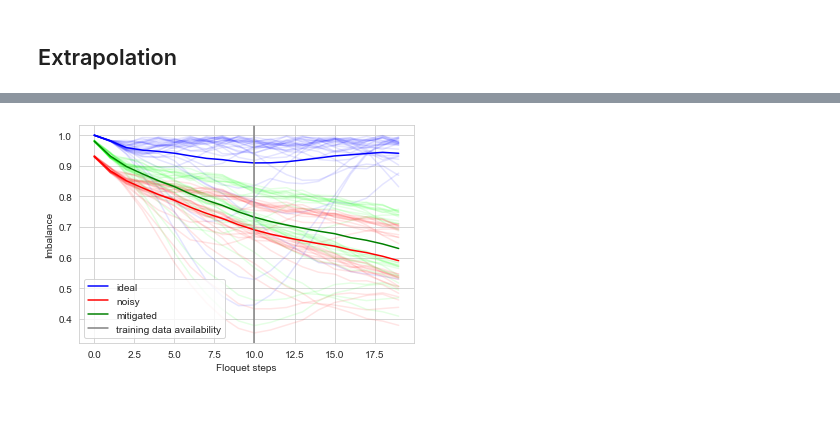
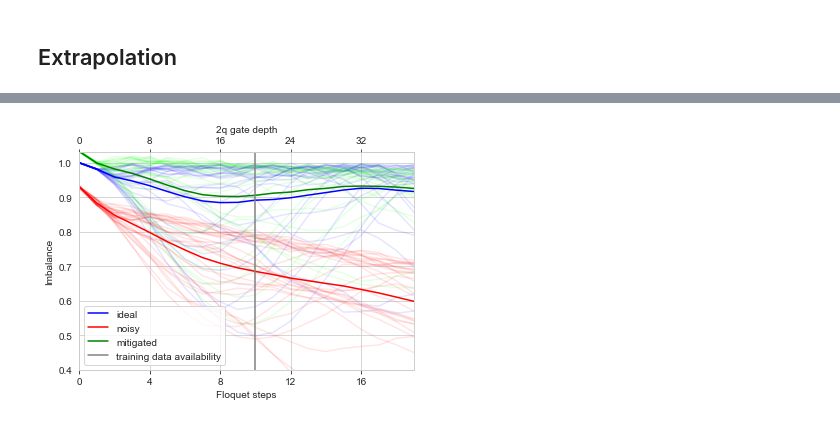
Before and after one commit to qiskit-community/ml-qem, a Jupyter notebook: docs/tutorials/h01_mbd.ipynb, the cells around one changed output, grey strips where cells are left out. Drawn from its saved outputs; the diff is of its cells as text; code cells hidden in the pictures.

```diff
--- a/docs/tutorials/h01_mbd.ipynb
+++ b/docs/tutorials/h01_mbd.ipynb
@@ -150,7 +150,8 @@ train_paths = [
     #  f'./data/haoran_mbl/rc_train/random_circuits_depth{i}.json' for i in range(0, 19, 2)
     # f'./data/haoran_mbl/rc_train/rc_total_depths/random_circuits_depth{i}.json' for i in range(1, 47, 5)
     # f'./data/mbd_datasets/train/step_{i}.json' for i in range(10)
-    f'./data/haoran_mbd/random_circuits/depth{i}.json' for i in range(0, 19, 2)
+    # f'./data/haoran_mbd/random_circuits/depth{i}.json' for i in range(0, 19, 2)
+    f'./data/haoran_mbd/random_cliffords/depth{i}.json' for i in range(0, 19, 2)
 ]
 
 val_paths = [
@@ -269,3 +265,3 @@ plt.show()
 # %%
-model_path = './model/haoran_mbd/random_circuits.pth'
+model_path = './model/haoran_mbd/random_cliffords.pth'
 # %%
@@ -514,20 +566,38 @@ imbalance_mitigated_average = np.mean(imbalance_all_mitigated, axis=0)
 # %%
 ## Plot
+fig = plt.figure()
+ax1 = fig.add_subplot(111)
+ax2 = ax1.twiny()
 
 for disorder_realization in range(num_disorders):
-    plt.plot(imbalance_all_ideal[disorder_realization], color=(0.0, 0.0, 1.0, 0.1))
-    plt.plot(imbalance_all_noisy[disorder_realization], color=(1.0, 0.0, 0.0, 0.1))
-    plt.plot(imbalance_all_mitigated[disorder_realization], color=(0.0, 1.0, 0.0, 0.1))
+    ax1.plot(imbalance_all_ideal[disorder_realization], color=(0.0, 0.0, 1.0, 0.1))
+    ax1.plot(imbalance_all_noisy[disorder_realization], color=(1.0, 0.0, 0.0, 0.1))
+    ax1.plot(imbalance_all_mitigated[disorder_realization], color=(0.0, 1.0, 0.0, 0.1))
 
-plt.plot(imbalance_ideal_average, color='blue', label="ideal")
-plt.plot(imbalance_noisy_average, color='red', label="noisy")
-plt.plot(imbalance_mitigated_average, color='green', label="mitigated")
+ax1.plot(imbalance_ideal_average, color='blue', label="ideal")
+ax1.plot(imbalance_noisy_average, color='red', label="noisy")
+ax1.plot(imbalance_mitigated_average, color='green', label="mitigated")
 
-plt.axvline(x = 10, color = 'gray', label = 'training data availability')
+ax1.axvline(x = 10, color = 'gray', label = 'training data availability')
 
-plt.xlabel('Floquet steps')
-plt.ylabel('Imbalance')
-plt.legend()
+ax1.set_xlabel('Floquet steps')
+ax1.set_ylabel('Imbalance')
+ax1.legend()
+
+xmin,xmax = ax1.get_xlim()
+max_x = max_steps + 10
+ax1.set_xlim([0, max_x-1])
+ax2.set_xlim([0, max_x-1])
+ax1.set_ylim([0.4, 1.03])
+ax1.set_xticks(np.arange(0, max_x, 4))
+x2 = np.linspace(xmin, xmax, 50)
+ax2.plot(x2, -np.ones(50)) # Create a dummy plot
+ax2.set_xticks(np.arange(0, max_x, 4))
+ax2.set_xticklabels(2*np.arange(0, max_x, 4))
+ax2.set_xlabel(r"2q gate depth")
+# ax1.grid(None)
+ax2.grid(None)
+
 plt.show()
 # %% [output]
-[figure, old version]
+[figure, new version]
```
Also changed, not shown: parts of 10 cells of this notebook, 5 other files.
